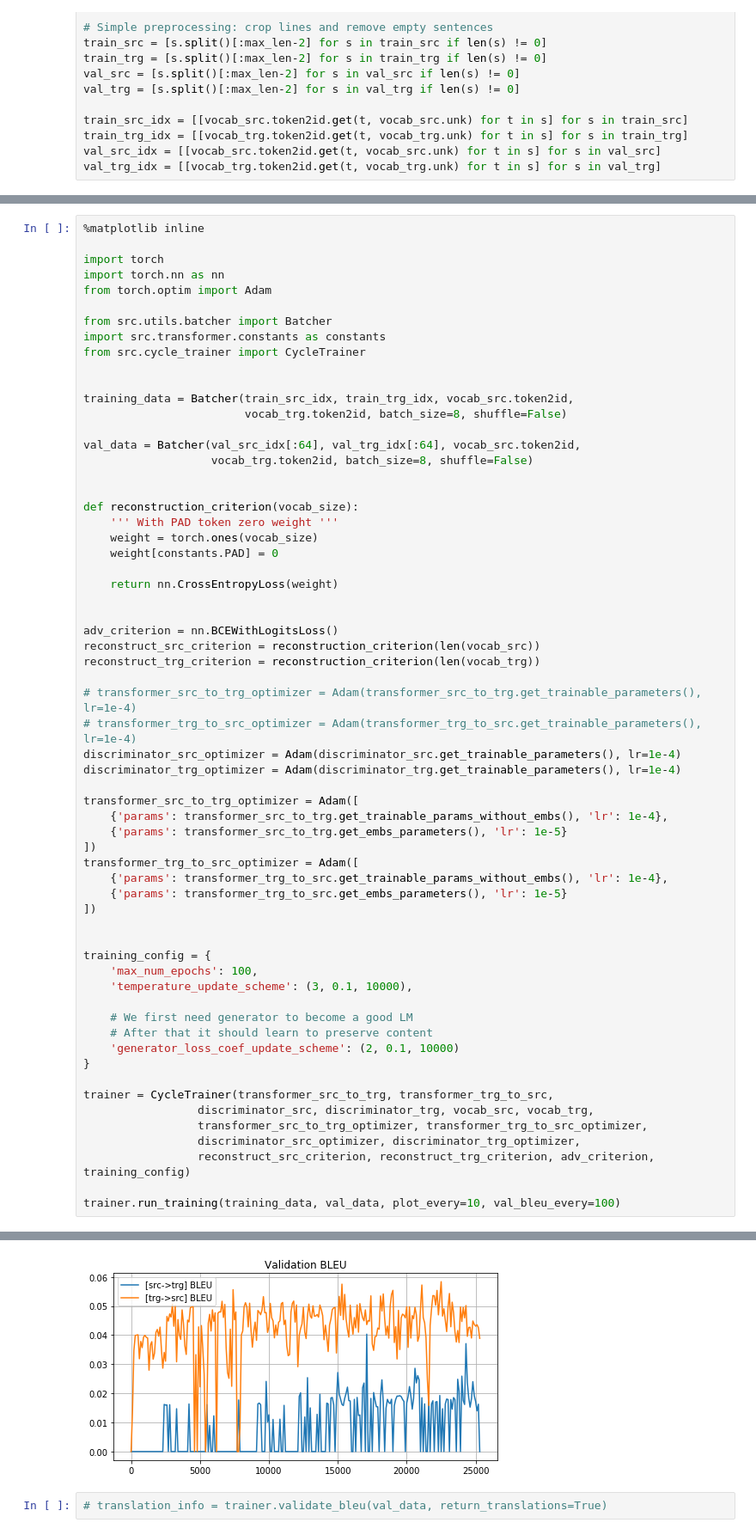
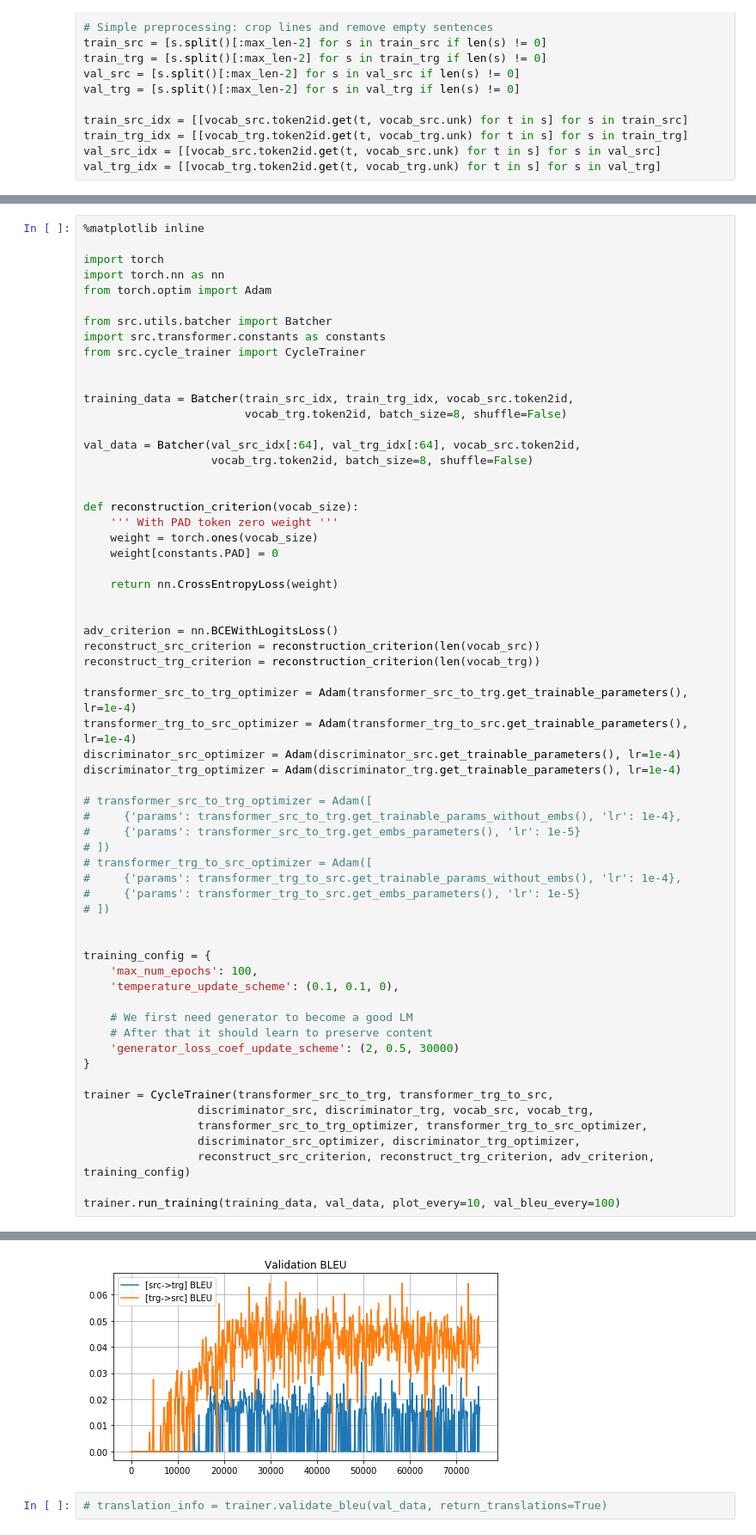
Before and after one commit to universome/text-style-transfer, a Jupyter notebook: notebooks/Transformer-CycleGAN.ipynb, the cells around one changed output, grey strips where cells are left out. Shown at 86% size. Drawn from its saved outputs; the diff is of its cells as text.

```diff
--- a/notebooks/Transformer-CycleGAN.ipynb
+++ b/notebooks/Transformer-CycleGAN.ipynb
@@ -122,28 +123,28 @@ adv_criterion = nn.BCEWithLogitsLoss()
 reconstruct_src_criterion = reconstruction_criterion(len(vocab_src))
 reconstruct_trg_criterion = reconstruction_criterion(len(vocab_trg))
 
-# transformer_src_to_trg_optimizer = Adam(transformer_src_to_trg.get_trainable_parameters(), lr=1e-4)
-# transformer_trg_to_src_optimizer = Adam(transformer_trg_to_src.get_trainable_parameters(), lr=1e-4)
+transformer_src_to_trg_optimizer = Adam(transformer_src_to_trg.get_trainable_parameters(), lr=1e-4)
+transformer_trg_to_src_optimizer = Adam(transformer_trg_to_src.get_trainable_parameters(), lr=1e-4)
 discriminator_src_optimizer = Adam(discriminator_src.get_trainable_parameters(), lr=1e-4)
 discriminator_trg_optimizer = Adam(discriminator_trg.get_trainable_parameters(), lr=1e-4)
 
-transformer_src_to_trg_optimizer = Adam([
-    {'params': transformer_src_to_trg.get_trainable_params_without_embs(), 'lr': 1e-4},
-    {'params': transformer_src_to_trg.get_embs_parameters(), 'lr': 1e-5}
-])
-transformer_trg_to_src_optimizer = Adam([
-    {'params': transformer_trg_to_src.get_trainable_params_without_embs(), 'lr': 1e-4},
-    {'params': transformer_trg_to_src.get_embs_parameters(), 'lr': 1e-5}
-])
+# transformer_src_to_trg_optimizer = Adam([
+#     {'params': transformer_src_to_trg.get_trainable_params_without_embs(), 'lr': 1e-4},
+#     {'params': transformer_src_to_trg.get_embs_parameters(), 'lr': 1e-5}
+# ])
+# transformer_trg_to_src_optimizer = Adam([
+#     {'params': transformer_trg_to_src.get_trainable_params_without_embs(), 'lr': 1e-4},
+#     {'params': transformer_trg_to_src.get_embs_parameters(), 'lr': 1e-5}
+# ])
 
 
 training_config = {
     'max_num_epochs': 100,
-    'temperature_update_scheme': (3, 0.1, 10000),
+    'temperature_update_scheme': (0.1, 0.1, 0),
 
     # We first need generator to become a good LM
     # After that it should learn to preserve content
-    'generator_loss_coef_update_scheme': (2, 0.1, 10000)
+    'generator_loss_coef_update_scheme': (2, 0.5, 30000)
 }
 
 trainer = CycleTrainer(transformer_src_to_trg, transformer_trg_to_src,
@@ -158,3 +159,3 @@ trainer.run_training(training_data, val_data, plot_every=10, val_bleu_every=100)
-[figure, old version]
+[figure, new version]
 # %%
 # translation_info = trainer.validate_bleu(val_data, return_translations=True)
```
Also changed, not shown: parts of 2 cells of this notebook.
